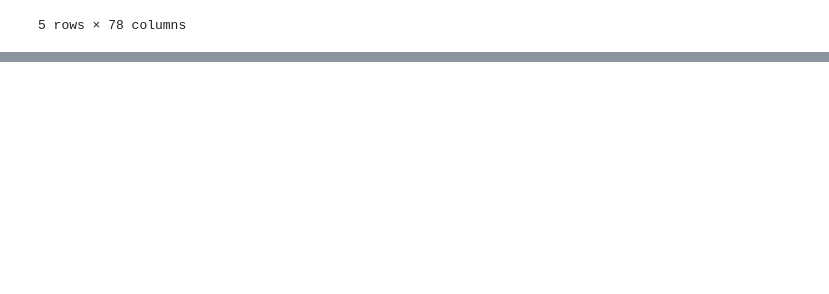
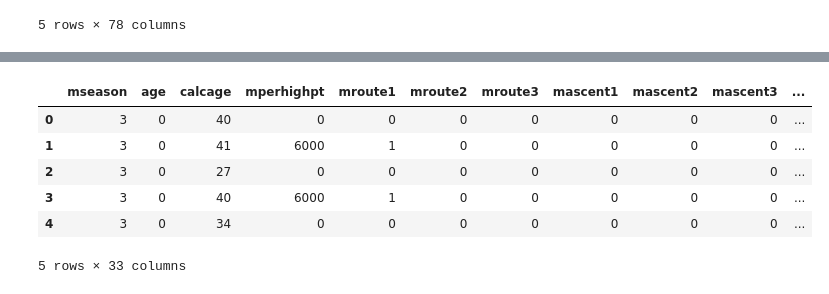
Before and after one commit to bastien-winant/himalayan-db-pipeline, a Jupyter notebook: notebooks/eda_members.ipynb, the cells around one changed output, grey strips where cells are left out. Cells and saved outputs as stored; diff of their text form; code cells hidden in the pictures; blank space fills up the shorter version.

```diff
--- a/notebooks/eda_members.ipynb
+++ b/notebooks/eda_members.ipynb
@@ -33,0 +159,6 @@ df.head()
+# %%
+print(df.msmttime2.isna().sum())
+df["summit_2_time"] = pd.to_datetime(df.msmttime2, format="%H%M", errors="coerce")
+df["summit_2_hr"] = df.summit_2_time.dt.hour
+df["summit_2_min"] = df.summit_2_time.dt.minute
+print(df.summit_2_time.isna().sum())
@@ -33,0 +249,10 @@ df.head()
+# %%
+df.select_dtypes(include=["number"]).head()
+# %% [output]
+|  | mseason | age | calcage | mperhighpt | mroute1 | mroute2 | mroute3 | mascent1 | mascent2 | mascent3 | ... |
+| 0 | 3 | 0 | 40 | 0 | 0 | 0 | 0 | 0 | 0 | 0 | ... |
+| 1 | 3 | 0 | 41 | 6000 | 1 | 0 | 0 | 0 | 0 | 0 | ... |
+| 2 | 3 | 0 | 27 | 0 | 0 | 0 | 0 | 0 | 0 | 0 | ... |
+| 3 | 3 | 0 | 40 | 6000 | 1 | 0 | 0 | 0 | 0 | 0 | ... |
+| 4 | 3 | 0 | 34 | 0 | 0 | 0 | 0 | 0 | 0 | 0 | ... |
+5 rows × 33 columns
```
Also changed, not shown: parts of 51 cells of this notebook, 1 other file.
